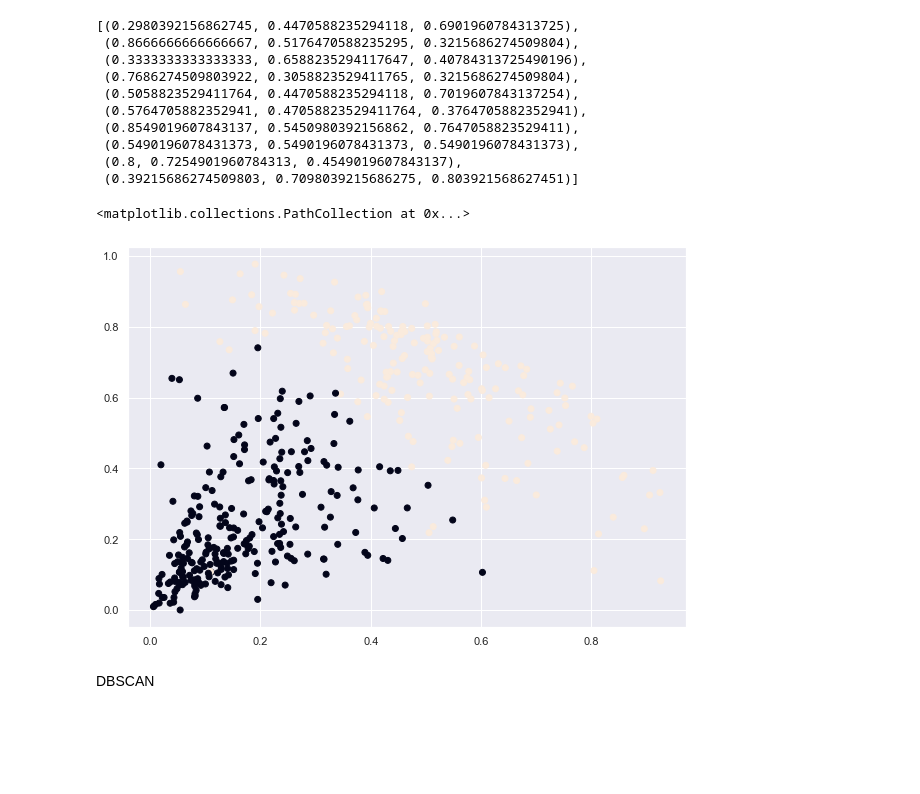
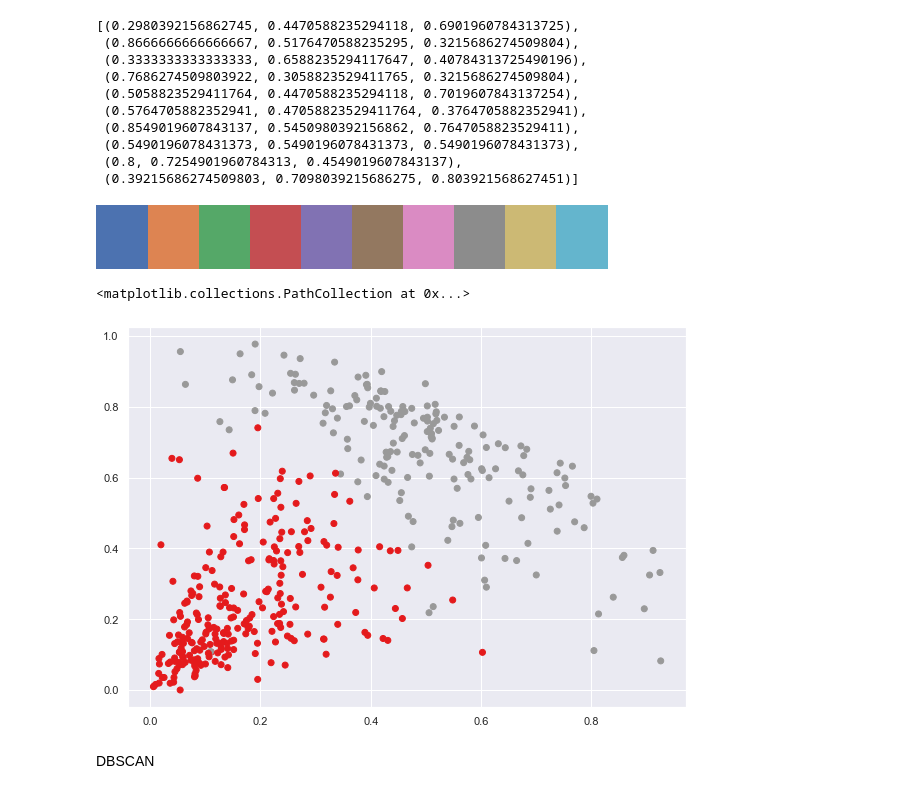
Before and after one commit to psyrgkan/DAFT_1022, a Jupyter notebook: Excercises/week8/Intro to Clustering.ipynb, the cells around one changed output. Cells and saved outputs as stored; diff of their text form; code cells hidden in the pictures; blank space fills up the shorter version.

```diff
--- a/Excercises/week8/Intro to Clustering.ipynb
+++ b/Excercises/week8/Intro to Clustering.ipynb
@@ -171,12 +171,15 @@ sns.color_palette()
 # %%
 from matplotlib.colors import ListedColormap
 cmap = ListedColormap(sns.color_palette())
+cmap
+# %% [output]
+[figure, added]
 # %%
 plt.figure(figsize=(10, 7))
-plt.scatter(data_scaled['Milk'], data_scaled['Grocery'], c=cluster.labels_)
+plt.scatter(data_scaled['Milk'], data_scaled['Grocery'], cmap='Set1',c=cluster.labels_)
 # %% [output]
 <matplotlib.collections.PathCollection at 0x...>
-[figure, old version]
+[figure, new version]
 # %% [markdown]
 DBSCAN
 # %%
```
Also changed, not shown: parts of 7 cells of this notebook, 4 other files.
